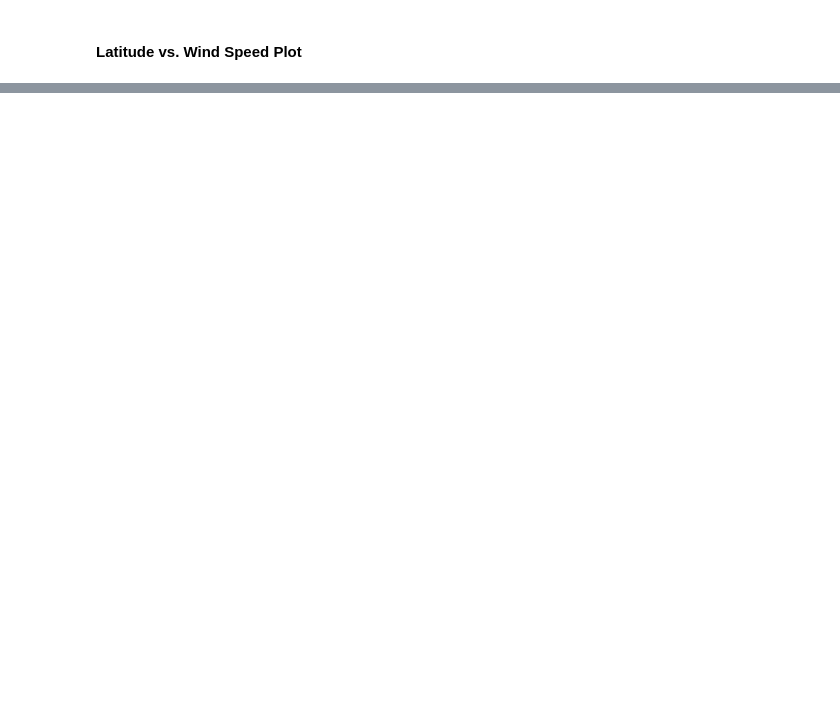
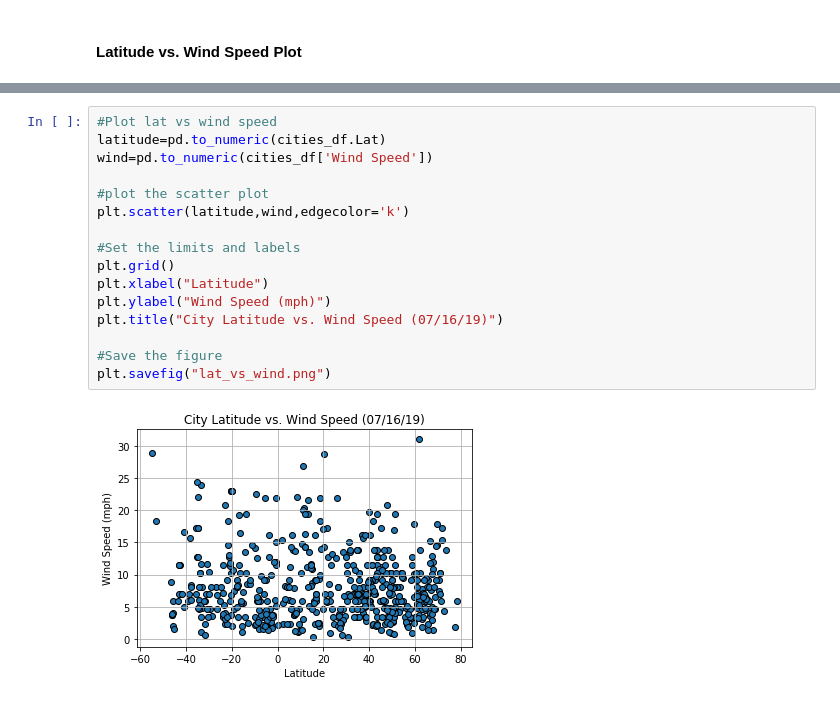
Before and after one commit to mollybstew/Python-API_Homework, a Jupyter notebook: WeatherPy.ipynb, the cells around one changed output, grey strips where cells are left out. Drawn from its saved outputs; the diff is of its cells as text; blank space fills up the shorter version.

```diff
--- a/WeatherPy.ipynb
+++ b/WeatherPy.ipynb
@@ -229,0 +218,18 @@ dtype: int64
+# %%
+#Plot lat vs wind speed
+latitude=pd.to_numeric(cities_df.Lat)
+wind=pd.to_numeric(cities_df['Wind Speed'])
+
+#plot the scatter plot
+plt.scatter(latitude,wind,edgecolor='k')
+
+#Set the limits and labels
+plt.grid()
+plt.xlabel("Latitude")
+plt.ylabel("Wind Speed (mph)")
+plt.title("City Latitude vs. Wind Speed (07/16/19)")
+
+#Save the figure
+plt.savefig("lat_vs_wind.png")
+# %% [output]
+[figure, added]
```
Also changed, not shown: parts of 20 cells of this notebook, 5 other files.
